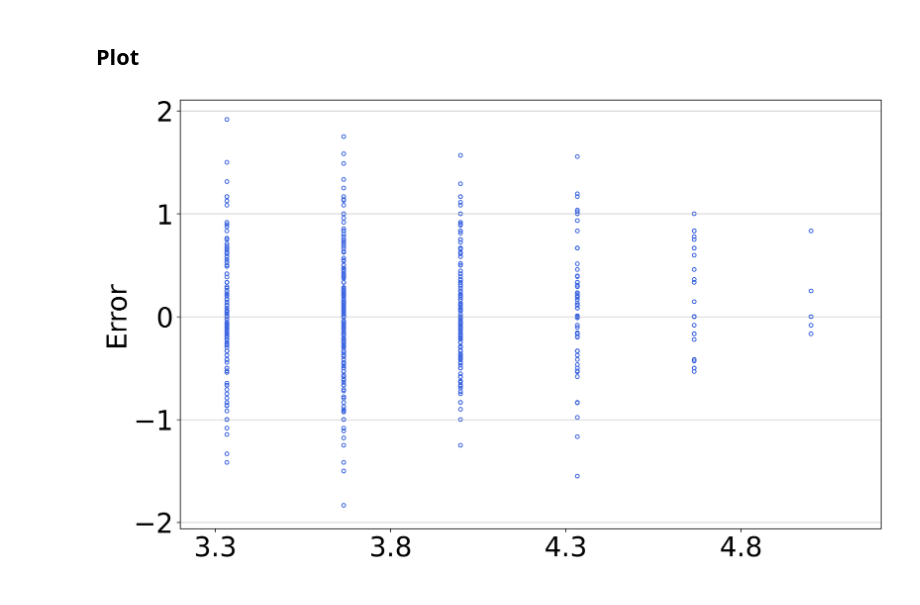
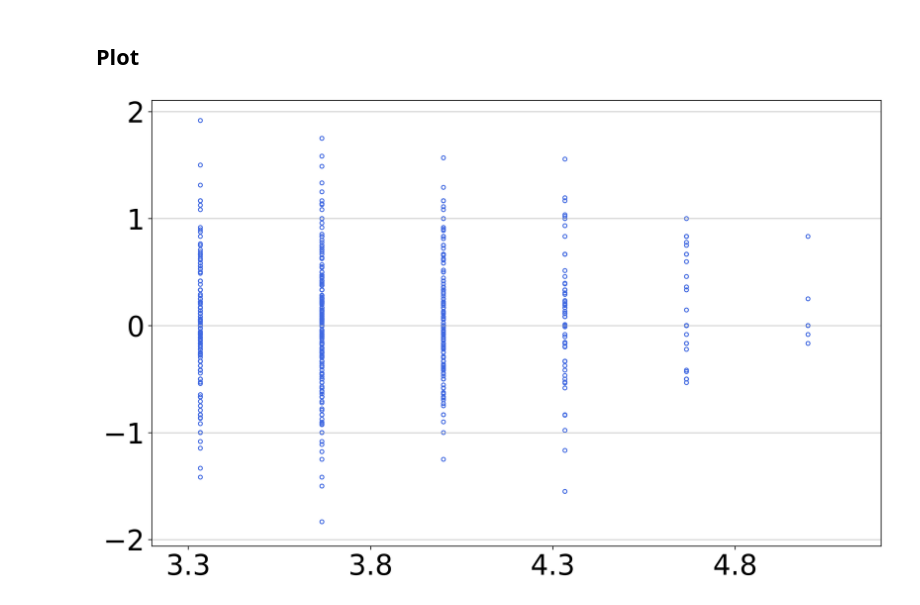
Before and after one commit to BuxinSu/ICML_2023_Ranking, a Jupyter notebook: Notebooks/Confidence_single_iso_residual.ipynb, the cells around one changed output. Cells and saved outputs as stored; diff of their text form; code cells hidden in the pictures.

```diff
--- a/Notebooks/Confidence_single_iso_residual.ipynb
+++ b/Notebooks/Confidence_single_iso_residual.ipynb
@@ -283,14 +283,14 @@ for i in range(len(final_submission_list)):
 # %%
 plt.figure()
 # Create a scatter plot for mse_1 with blue color
 plt.scatter(confidence, residual, marker='o', s=15, facecolors='none', edgecolors='royalblue')
 plt.xlim(3.2, 5.2)
 # plt.xlabel('Review Confidence')
-plt.ylabel('Error')
+# plt.ylabel('Error')
 plt.xticks(np.arange(3.3, 5.3, 0.5))
 plt.grid(axis='y', alpha=0.75)
 #plt.title('Confidence and Mean Residual')
 plt.savefig("/content/drive/MyDrive/Research/Ranking_ICML/Figures/confidence_single_residual.svg", bbox_inches='tight')
 plt.show()
 # %% [output]
-[figure, old version]
+[figure, new version]
```
Also changed, not shown: parts of 1 cell of this notebook.
